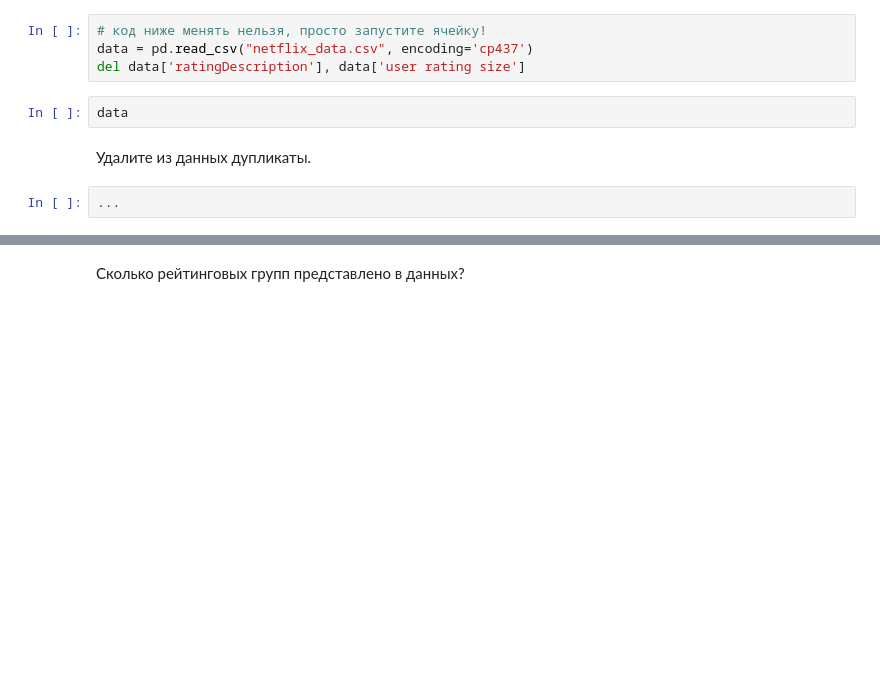
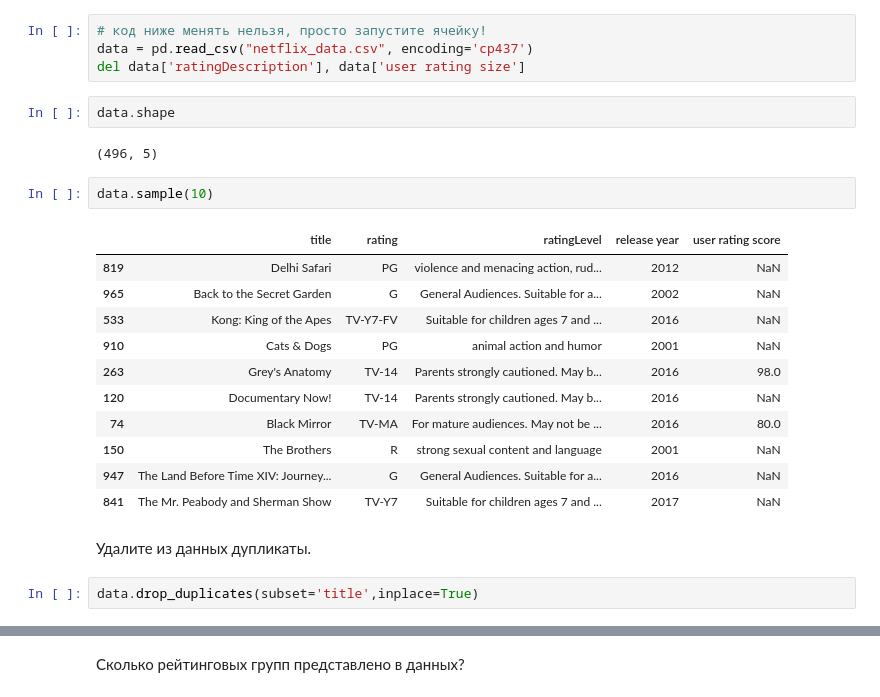
Before and after one commit to VorobyvEgor/Seminar_Sber, a Jupyter notebook: Projects/Егор_Воробьев_[Template]_Групповой_проект__Первичный_анализ_данных_.ipynb, the cells around one changed output, grey strips where cells are left out. Drawn from its saved outputs; the diff is of its cells as text; blank space fills up the shorter version.

```diff
--- a/Projects/Егор_Воробьев_[Template]_Групповой_проект__Первичный_анализ_данных_.ipynb
+++ b/Projects/Егор_Воробьев_[Template]_Групповой_проект__Первичный_анализ_данных_.ipynb
@@ -56,8 +60,24 @@ uploaded = files.upload()
 data = pd.read_csv("netflix_data.csv", encoding='cp437')
 del data['ratingDescription'], data['user rating size']
 # %%
-data
+data.shape
+# %% [output]
+(496, 5)
+# %%
+data.sample(10)
+# %% [output]
+|  | title | rating | ratingLevel | release year | user rating score |
+| 819 | Delhi Safari | PG | violence and menacing action, rud... | 2012 | NaN |
+| 965 | Back to the Secret Garden | G | General Audiences. Suitable for a... | 2002 | NaN |
+| 533 | Kong: King of the Apes | TV-Y7-FV | Suitable for children ages 7 and ... | 2016 | NaN |
+| 910 | Cats & Dogs | PG | animal action and humor | 2001 | NaN |
+| 263 | Grey's Anatomy | TV-14 | Parents strongly cautioned. May b... | 2016 | 98.0 |
+| 120 | Documentary Now! | TV-14 | Parents strongly cautioned. May b... | 2016 | NaN |
+| 74 | Black Mirror | TV-MA | For mature audiences. May not be ... | 2016 | 80.0 |
+| 150 | The Brothers | R | strong sexual content and language | 2001 | NaN |
+| 947 | The Land Before Time XIV: Journey... | G | General Audiences. Suitable for a... | 2016 | NaN |
+| 841 | The Mr. Peabody and Sherman Show | TV-Y7 | Suitable for children ages 7 and ... | 2017 | NaN |
 # %% [markdown]
 Удалите из данных дупликаты.
-# %%
-...
+# %%
+data.drop_duplicates(subset='title',inplace=True)
```
Also changed, not shown: parts of 12 cells of this notebook.
